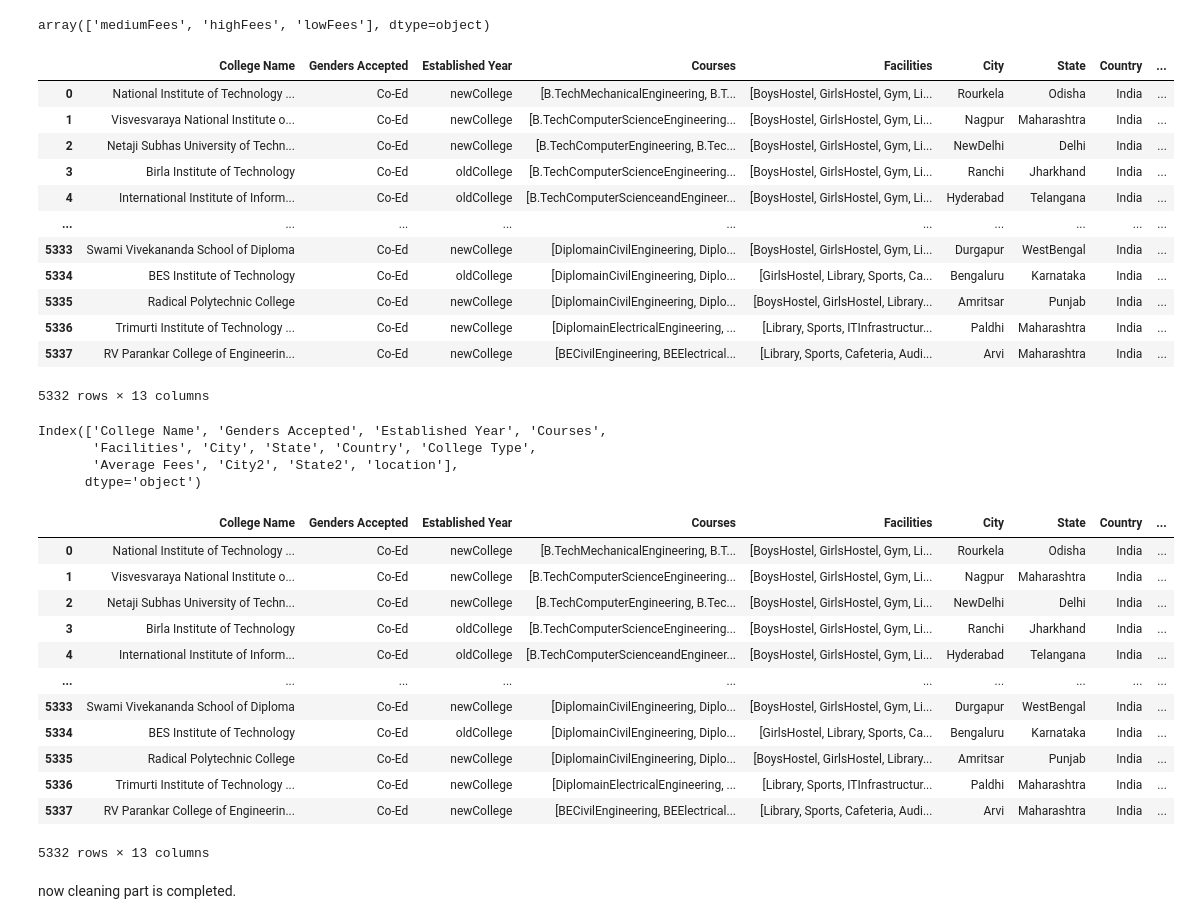
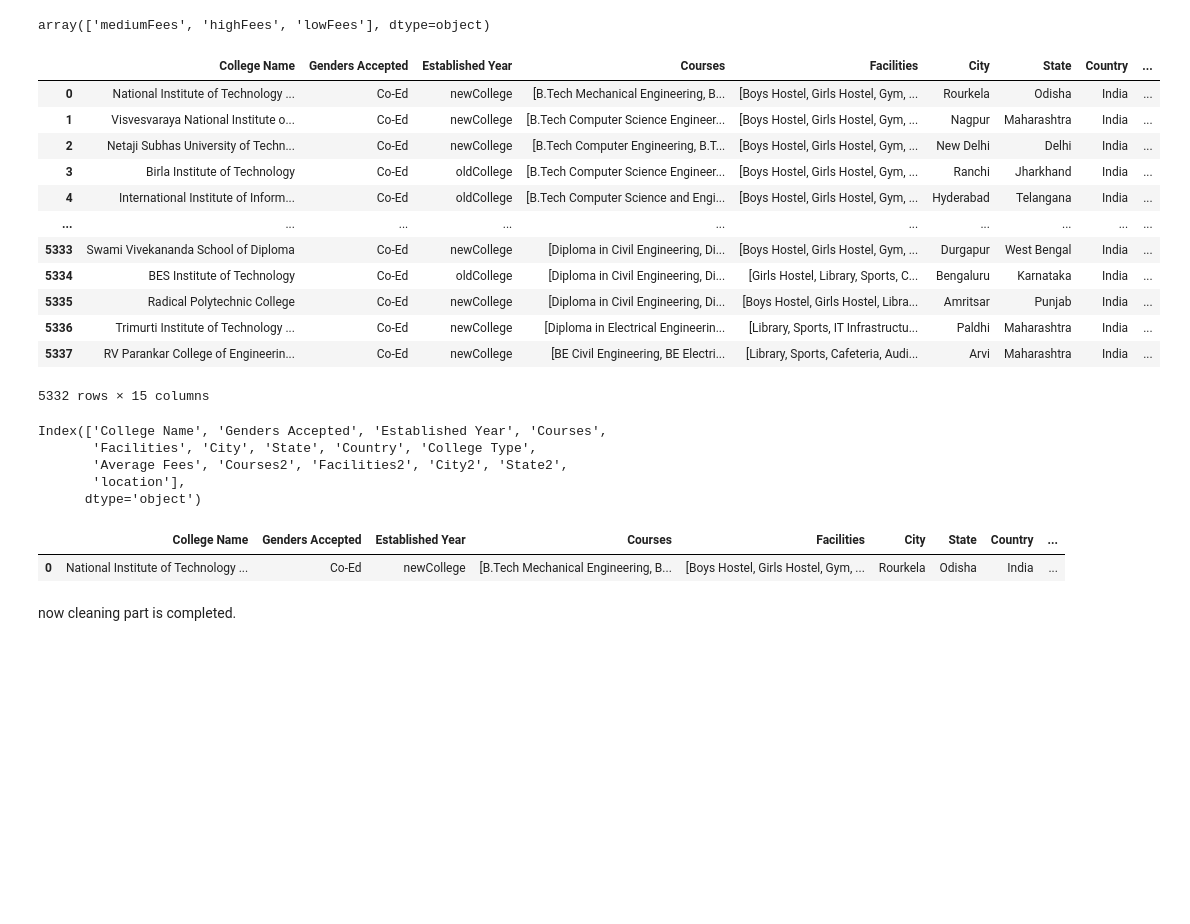
Before and after one commit to Amankushwaha1415/CollegeRecommendationSystem, a Jupyter notebook: CollegeRecommendationSystem.ipynb, the cells around one changed output. Cells and saved outputs as stored; diff of their text form; code cells hidden in the pictures; blank space fills up the shorter version.

```diff
--- a/CollegeRecommendationSystem.ipynb
+++ b/CollegeRecommendationSystem.ipynb
@@ -12,5 +4,5 @@ import seaborn as ans
 # %%
-df=pd.read_csv("/content/engineering colleges in India.csv")
+df=pd.read_csv("engineering colleges in India.csv")
 # %%
 df
 # %% [output]
@@ -464,6 +447,6 @@ AttributeError: 'list' object has no attribute 'split'
 # %%
-df['Courses']=df['Courses'].apply(removeSpace)
-df['Facilities']=df['Facilities'].apply(removeSpace)
+df['Courses2']=df['Courses'].apply(removeSpace)
+df['Facilities2']=df['Facilities'].apply(removeSpace)
 # %%
 df.sample(5)
 # %% [output]
@@ -649,38 +632,28 @@ array(['mediumFees', 'highFees', 'lowFees'], dtype=object)
 df
 # %% [output]
 |  | College Name | Genders Accepted | Established Year | Courses | Facilities | City | State | Country | ... |
-| 0 | National Institute of Technology ... | Co-Ed | newCollege | [B.TechMechanicalEngineering, B.T... | [BoysHostel, GirlsHostel, Gym, Li... | Rourkela | Odisha | India | ... |
-| 1 | Visvesvaraya National Institute o... | Co-Ed | newCollege | [B.TechComputerScienceEngineering... | [BoysHostel, GirlsHostel, Gym, Li... | Nagpur | Maharashtra | India | ... |
-| 2 | Netaji Subhas University of Techn... | Co-Ed | newCollege | [B.TechComputerEngineering, B.Tec... | [BoysHostel, GirlsHostel, Gym, Li... | NewDelhi | Delhi | India | ... |
-| 3 | Birla Institute of Technology | Co-Ed | oldCollege | [B.TechComputerScienceEngineering... | [BoysHostel, GirlsHostel, Gym, Li... | Ranchi | Jharkhand | India | ... |
-| 4 | International Institute of Inform... | Co-Ed | oldCollege | [B.TechComputerScienceandEngineer... | [BoysHostel, GirlsHostel, Gym, Li... | Hyderabad | Telangana | India | ... |
+| 0 | National Institute of Technology ... | Co-Ed | newCollege | [B.Tech Mechanical Engineering, B... | [Boys Hostel, Girls Hostel, Gym, ... | Rourkela | Odisha | India | ... |
+| 1 | Visvesvaraya National Institute o... | Co-Ed | newCollege | [B.Tech Computer Science Engineer... | [Boys Hostel, Girls Hostel, Gym, ... | Nagpur | Maharashtra | India | ... |
+| 2 | Netaji Subhas University of Techn... | Co-Ed | newCollege | [B.Tech Computer Engineering, B.T... | [Boys Hostel, Girls Hostel, Gym, ... | New Delhi | Delhi | India | ... |
+| 3 | Birla Institute of Technology | Co-Ed | oldCollege | [B.Tech Computer Science Engineer... | [Boys Hostel, Girls Hostel, Gym, ... | Ranchi | Jharkhand | India | ... |
+| 4 | International Institute of Inform... | Co-Ed | oldCollege | [B.Tech Computer Science and Engi... | [Boys Hostel, Girls Hostel, Gym, ... | Hyderabad | Telangana | India | ... |
 | ... | ... | ... | ... | ... | ... | ... | ... | ... | ... |
-| 5333 | Swami Vivekananda School of Diploma | Co-Ed | newCollege | [DiplomainCivilEngineering, Diplo... | [BoysHostel, GirlsHostel, Gym, Li... | Durgapur | WestBengal | India | ... |
-| 5334 | BES Institute of Technology | Co-Ed | oldCollege | [DiplomainCivilEngineering, Diplo... | [GirlsHostel, Library, Sports, Ca... | Bengaluru | Karnataka | India | ... |
-| 5335 | Radical Polytechnic College | Co-Ed | newCollege | [DiplomainCivilEngineering, Diplo... | [BoysHostel, GirlsHostel, Library... | Amritsar | Punjab | India | ... |
-| 5336 | Trimurti Institute of Technology ... | Co-Ed | newCollege | [DiplomainElectricalEngineering, ... | [Library, Sports, ITInfrastructur... | Paldhi | Maharashtra | India | ... |
-| 5337 | RV Parankar College of Engineerin... | Co-Ed | newCollege | [BECivilEngineering, BEElectrical... | [Library, Sports, Cafeteria, Audi... | Arvi | Maharashtra | India | ... |
+| 5333 | Swami Vivekananda School of Diploma | Co-Ed | newCollege | [Diploma in Civil Engineering, Di... | [Boys Hostel, Girls Hostel, Gym, ... | Durgapur | West Bengal | India | ... |
+| 5334 | BES Institute of Technology | Co-Ed | oldCollege | [Diploma in Civil Engineering, Di... | [Girls Hostel, Library, Sports, C... | Bengaluru | Karnataka | India | ... |
+| 5335 | Radical Polytechnic College | Co-Ed | newCollege | [Diploma in Civil Engineering, Di... | [Boys Hostel, Girls Hostel, Libra... | Amritsar | Punjab | India | ... |
+| 5336 | Trimurti Institute of Technology ... | Co-Ed | newCollege | [Diploma in Electrical Engineerin... | [Library, Sports, IT Infrastructu... | Paldhi | Maharashtra | India | ... |
+| 5337 | RV Parankar College of Engineerin... | Co-Ed | newCollege | [BE Civil Engineering, BE Electri... | [Library, Sports, Cafeteria, Audi... | Arvi | Maharashtra | India | ... |
-5332 rows × 13 columns
+5332 rows × 15 columns
 # %%
 df.columns
 # %% [output]
 Index(['College Name', 'Genders Accepted', 'Established Year', 'Courses',
        'Facilities', 'City', 'State', 'Country', 'College Type',
-       'Average Fees', 'City2', 'State2', 'location'],
+       'Average Fees', 'Courses2', 'Facilities2', 'City2', 'State2',
+       'location'],
       dtype='object')
 # %%
-df
+df.head(1)
 # %% [output]
 |  | College Name | Genders Accepted | Established Year | Courses | Facilities | City | State | Country | ... |
-| 0 | National Institute of Technology ... | Co-Ed | newCollege | [B.TechMechanicalEngineering, B.T... | [BoysHostel, GirlsHostel, Gym, Li... | Rourkela | Odisha | India | ... |
-| 1 | Visvesvaraya National Institute o... | Co-Ed | newCollege | [B.TechComputerScienceEngineering... | [BoysHostel, GirlsHostel, Gym, Li... | Nagpur | Maharashtra | India | ... |
-| 2 | Netaji Subhas University of Techn... | Co-Ed | newCollege | [B.TechComputerEngineering, B.Tec... | [BoysHostel, GirlsHostel, Gym, Li... | NewDelhi | Delhi | India | ... |
-| 3 | Birla Institute of Technology | Co-Ed | oldCollege | [B.TechComputerScienceEngineering... | [BoysHostel, GirlsHostel, Gym, Li... | Ranchi | Jharkhand | India | ... |
-| 4 | International Institute of Inform... | Co-Ed | oldCollege | [B.TechComputerScienceandEngineer... | [BoysHostel, GirlsHostel, Gym, Li... | Hyderabad | Telangana | India | ... |
-| ... | ... | ... | ... | ... | ... | ... | ... | ... | ... |
-| 5333 | Swami Vivekananda School of Diploma | Co-Ed | newCollege | [DiplomainCivilEngineering, Diplo... | [BoysHostel, GirlsHostel, Gym, Li... | Durgapur | WestBengal | India | ... |
-| 5334 | BES Institute of Technology | Co-Ed | oldCollege | [DiplomainCivilEngineering, Diplo... | [GirlsHostel, Library, Sports, Ca... | Bengaluru | Karnataka | India | ... |
-| 5335 | Radical Polytechnic College | Co-Ed | newCollege | [DiplomainCivilEngineering, Diplo... | [BoysHostel, GirlsHostel, Library... | Amritsar | Punjab | India | ... |
-| 5336 | Trimurti Institute of Technology ... | Co-Ed | newCollege | [DiplomainElectricalEngineering, ... | [Library, Sports, ITInfrastructur... | Paldhi | Maharashtra | India | ... |
-| 5337 | RV Parankar College of Engineerin... | Co-Ed | newCollege | [BECivilEngineering, BEElectrical... | [Library, Sports, Cafeteria, Audi... | Arvi | Maharashtra | India | ... |
+| 0 | National Institute of Technology ... | Co-Ed | newCollege | [B.Tech Mechanical Engineering, B... | [Boys Hostel, Girls Hostel, Gym, ... | Rourkela | Odisha | India | ... |
-5332 rows × 13 columns
```
Also changed, not shown: parts of 93 cells of this notebook, 5 other files.
